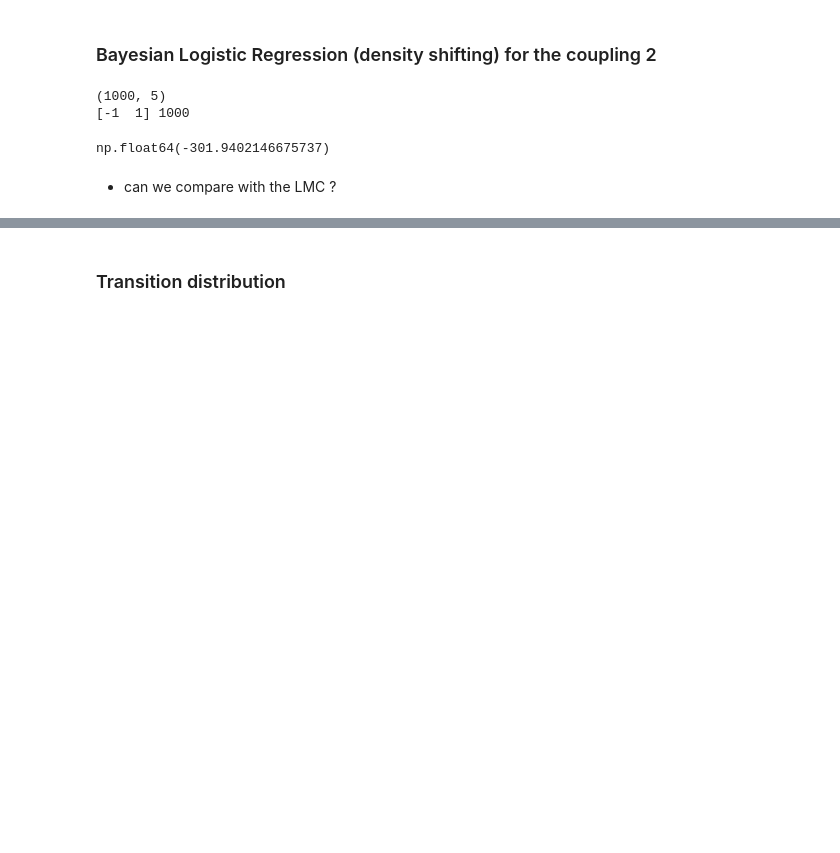
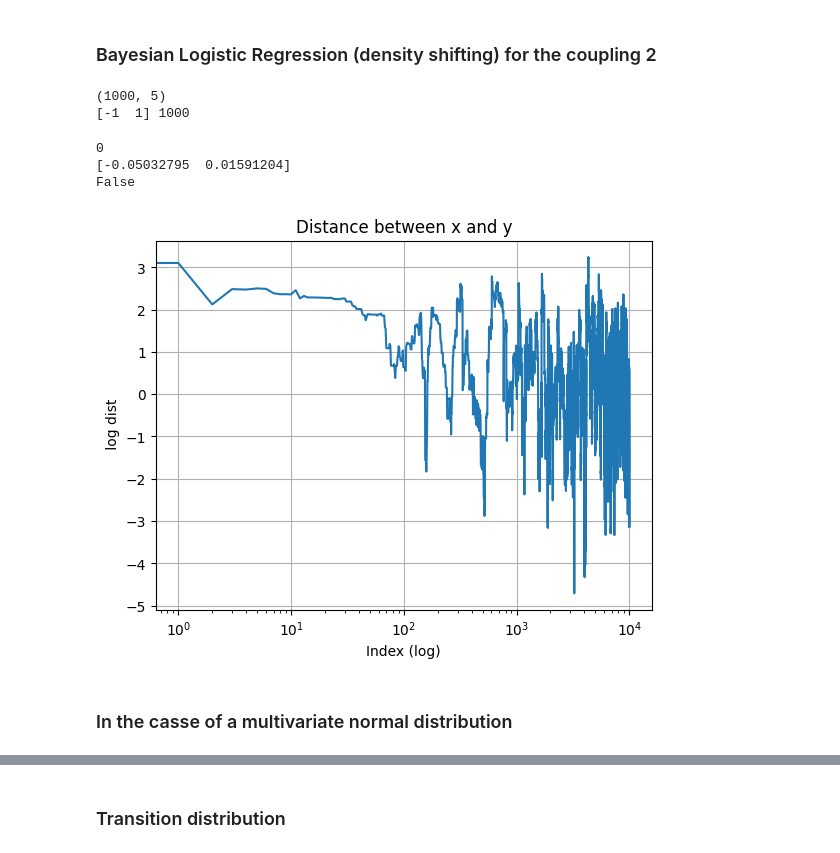
Before and after one commit to MohamedKeteb/Coupling_ESS, a Jupyter notebook: simu_ESS.ipynb, the cells around one changed output, grey strips where cells are left out. Drawn from its saved outputs; the diff is of its cells as text; code cells hidden in the pictures; blank space fills up the shorter version.

Commit message:
add multi dim normal

```diff
--- a/simu_ESS.ipynb
+++ b/simu_ESS.ipynb
@@ -338,11 +337,10 @@ Y = 2 * Y - 1  # transforme les labels 0,1 en -1,1
 print(X.shape)  # (1000, 20)
 print(np.unique(Y), Y.shape[0])  # [-1  1]
 
-def log_likelihood(x, X, Y):
+def log_likelihood_blr(x, X, Y, e):
     z = Y * (X @ x)
-    return -np.sum(np.log1p(np.exp(-z)))  # log(1 + exp(-z))
+    return -np.sum(np.log1p(np.exp(-z)))- (e/2) * np.sum(x**2) # log(1 + exp(-z))
 # %% [output]
 (1000, 5)
 [-1  1] 1000
-np.float64(-301.9402146675737)
 # %%
@@ -411,10 +409,36 @@ def coupled_ess2(x_init, y_init, X, Y, N):
 if __name__ == "__main__":
     d = X.shape[1]
     x_init, y_init = np.random.randn(2, d)
-    N = 100000
+    N = 10000
+    e = 0.8
 
-    samples, list_theta2 = coupled_ess2(x_init, y_init, X, Y, N)
-    x_sample2 = np.array([samples[i][0] for i in range(len(samples))])
-    y_sample2 = np.array([samples[i][1] for i in range(len(samples))])
+    samples, list_theta2 = coupled_ess2_blr(x_init, y_init, X, Y, e, N)
+    x_sample_blr = np.array([samples[i][0] for i in range(len(samples))])
+    y_sample_blr = np.array([samples[i][1] for i in range(len(samples))])
+
+    meet_blr = 0
+    for i in range(len(x_sample_blr)):
+        if np.all(x_sample_blr[i] == y_sample_blr[i]):
+            meet_blr = i
+            break
+# %%
+print(meet_blr)
+
+print(np.sin(list_theta2[meet_blr-1]))
+print(np.all(x_sample_blr[meet_blr] == y_sample_blr[meet_blr]))
+
+
+plt.plot(np.log(np.sum((x_sample_blr - y_sample_blr)**2, axis=1)))
+plt.xscale('log')  # Mettre l'axe Y en échelle logarithmique
+plt.title("Distance between x and y")
+plt.xlabel("Index (log)")
+plt.ylabel(" log dist")
+plt.grid()
+plt.show()
+# %% [output]
+0
+[-0.05032795  0.01591204]
+False
+[figure, added]
 # %% [markdown]
-- can we compare with the LMC ?
+### In the casse of a multivariate normal distribution
```
Also changed, not shown: parts of 18 cells of this notebook.
